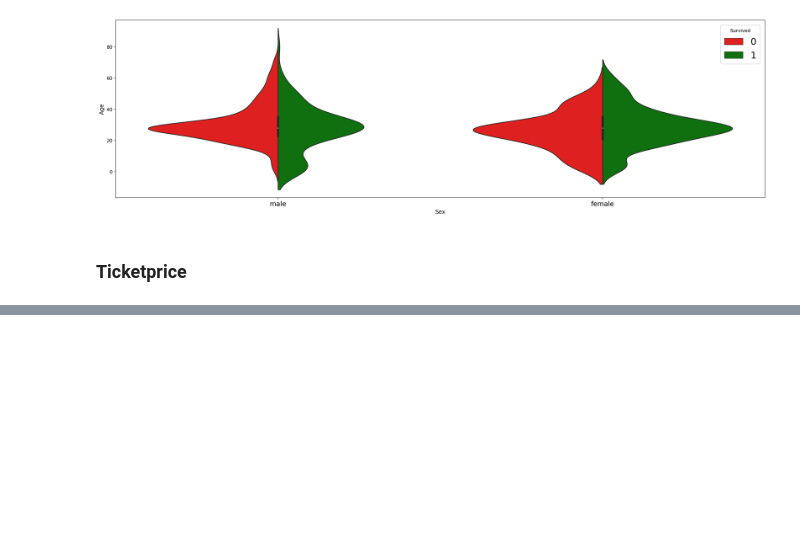
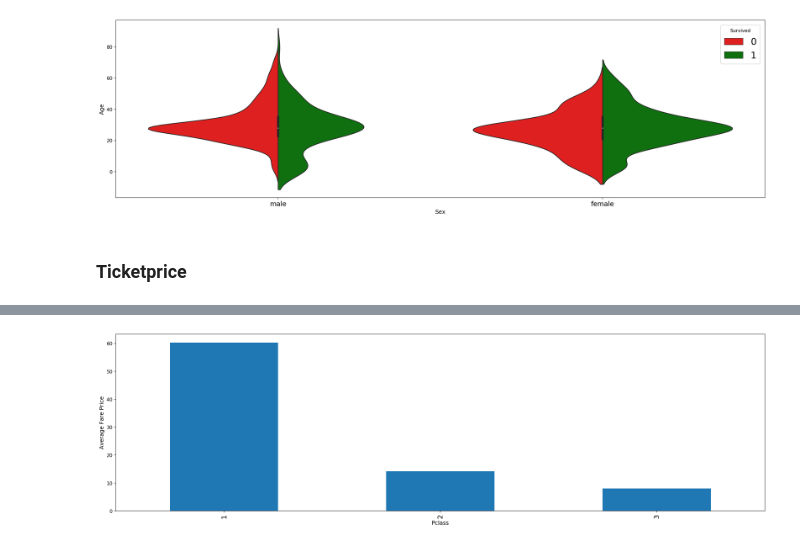
Before and after one commit to btroy94402/kaggle_titanic_project, a Jupyter notebook: titanic_sandbox.ipynb, the cells around one changed output, grey strips where cells are left out. Saved outputs shown, nothing was run; the diff lists cells and outputs as text; code cells hidden in the pictures; blank space fills up the shorter version.

```diff
--- a/titanic_sandbox.ipynb
+++ b/titanic_sandbox.ipynb
@@ -132,0 +164,6 @@ sns.violinplot(x='Sex',y='Age',
+# %%
+ax=plt.subplot()
+ax.set_ylabel('Average Fare Price')
+df.groupby('Pclass').median()['Fare'].plot(kind='bar',figsize=(25,7),ax=ax);
+# %% [output]
+[figure, added]
```
Also changed, not shown: parts of 12 cells of this notebook.
